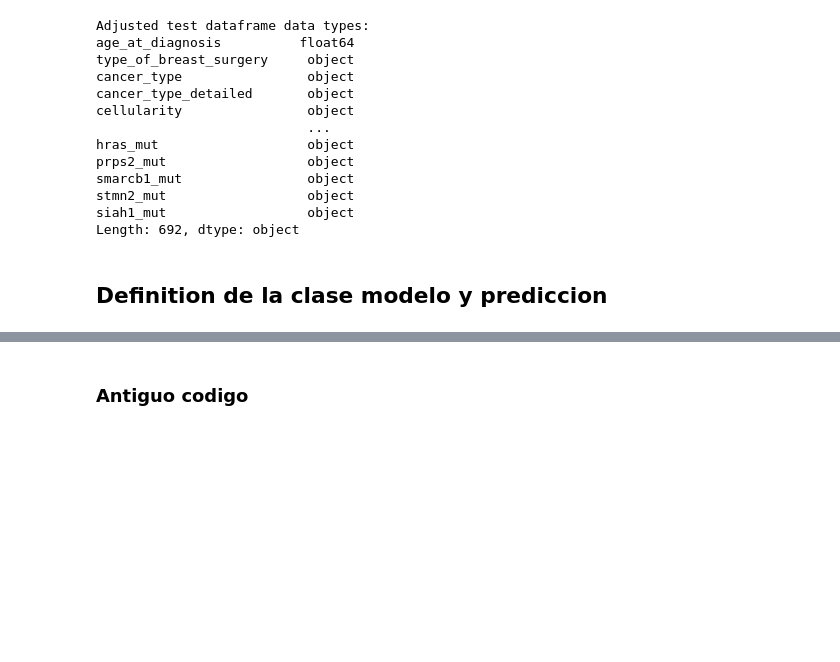
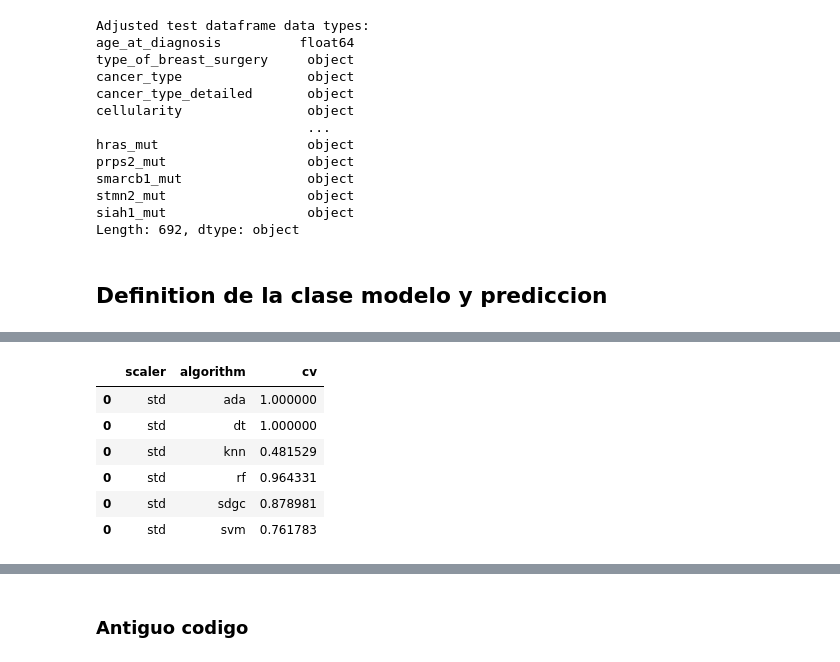
Before and after one commit to diegfernv/breast-cancer-classification, a Jupyter notebook: 4-Check_models.ipynb, the cells around one changed output, grey strips where cells are left out. Drawn from its saved outputs; the diff is of its cells as text; code cells hidden in the pictures; blank space fills up the shorter version.

```diff
--- a/4-Check_models.ipynb
+++ b/4-Check_models.ipynb
@@ -161,0 +191,14 @@ metrics_df
+# %%
+results_cv = pd.DataFrame(columns=["scaler", "algorithm", "cv"])
+for model in models:
+    if model.scaler == "std":
+        results_cv = pd.concat([results_cv, model.cross_validate(train_X.values, train_y.values, 5)])
+results_cv
+# %% [output]
+|  | scaler | algorithm | cv |
+| 0 | std | ada | 1.000000 |
+| 0 | std | dt | 1.000000 |
+| 0 | std | knn | 0.481529 |
+| 0 | std | rf | 0.964331 |
+| 0 | std | sdgc | 0.878981 |
+| 0 | std | svm | 0.761783 |
```
Also changed, not shown: parts of 8 cells of this notebook.
